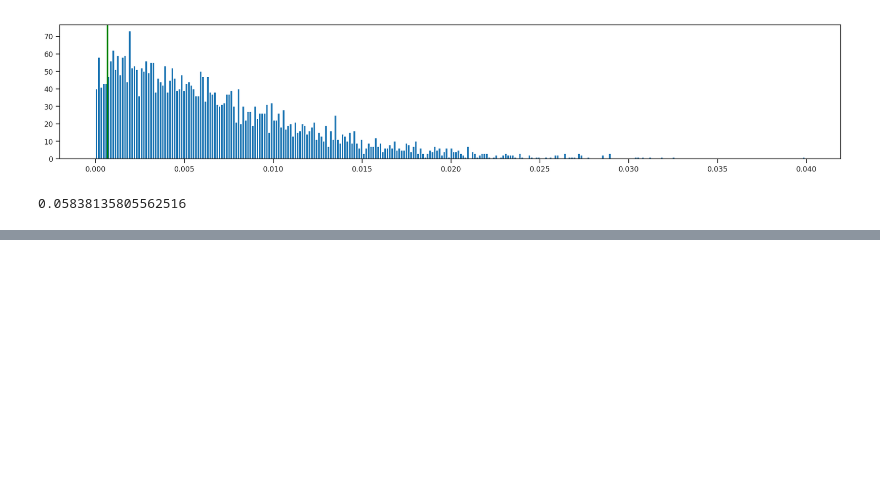
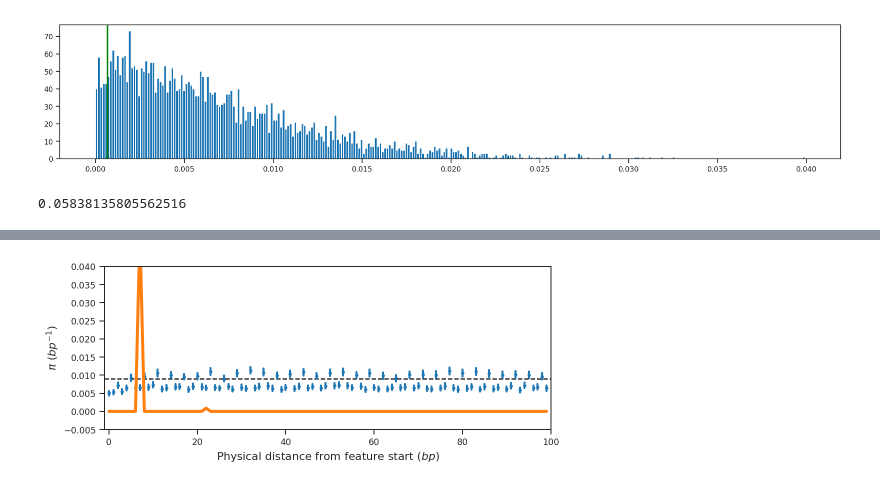
Before and after one commit to alimanfoo/ag1000g-phase2-data-paper, a Jupyter notebook: notebooks/36-variation-in-dsx-Cas9-target/feature_diversity.ipynb, the cells around one changed output, grey strips where cells are left out. Saved outputs shown, nothing was run; the diff lists cells and outputs as text; code cells hidden in the pictures; blank space fills up the shorter version.

Commit message:
progress on feature_diversity.ipynb notebook

```diff
--- a/notebooks/36-variation-in-dsx-Cas9-target/feature_diversity.ipynb
+++ b/notebooks/36-variation-in-dsx-Cas9-target/feature_diversity.ipynb
@@ -964,0 +994,48 @@ np.sum(exon_group_mpd_500_600 <= np.mean(dsx_exon_mean_mpd[3])) / len(exon_group
+# %%
+# Now let's split the exons by coding position
+# Use relative position and isolate the ones that are multiples of 3 + 0, 1 or 2.
+
+dsx_target_exon = range(endpos-111, endpos-11)
+dsx_target_exon_acc = accessibility[chrom]['is_accessible'][dsx_target_exon]
+dsx_target_exon_mpd = seq_mpd_nofilter[dsx_target_exon]
+
+def plot_exon_diversity(dsx_data, dsx_acc, title = None):
+
+    cls = [CLS_EXON_FIRST, CLS_EXON_MID, CLS_EXON_LAST]
+    x_max = 100
+    y_min = -0.005
+    y_max = 0.04
+    min_flen = 0
+
+    # compute overall mean
+    m = np.mean(seq_mpd[np.isin(seq_cls, cls)])
+
+    # obtain variables
+    flt = np.isin(seq_cls, cls) & (seq_relpos < x_max)
+    if min_flen:
+        flt = flt & (seq_flen > min_flen)
+    dist = seq_relpos[flt]
+    values = seq_mpd[flt]
+
+    # plot
+    fig, ax = plt.subplots(figsize=(8, 3))
+    ax.axhline(m, color='k', linestyle='--')
+    sns.regplot(dist, values, x_estimator=np.mean, fit_reg=False, ax=ax, scatter_kws=dict(s=6))
+    ax.plot(range(100), dsx_data[::-1], lw=3)
+    # There are no inaccessible ranges in this region, but keep this bit of code anyway
+    ax.plot(np.array(range(100))[np.invert(dsx_acc)[::-1]], dsx_data[np.invert(dsx_acc)][::-1], lw=3, c = 'red')
+    ax.set_xlim(left=-1, right=x_max)
+    ax.set_ylim(bottom=y_min, top=y_max)
+    ax.set_xlabel('Physical distance from feature start ($bp$)', fontsize=11)
+    ax.set_ylabel(r'$\pi$ ($bp^{-1}$)', fontsize=11)
+    #ax.invert_xaxis()
+    if title:
+        ax.set_title(title, fontsize=12, fontweight='bold')
+    plt.show()
+
+# The blue bars are mean +- 95% conf calculated across 2R. The line shows the observed values for
+# the dsx focal intron (organge = accessible, red = inaccessible, bearing in mind that inacessible
+# SNPs were not counted, so mpd is always 0 here).
+plot_exon_diversity(dsx_target_exon_mpd, dsx_target_exon_acc)
+# %% [output]
+[figure, added]
```
Also changed, not shown: parts of 28 cells of this notebook.
